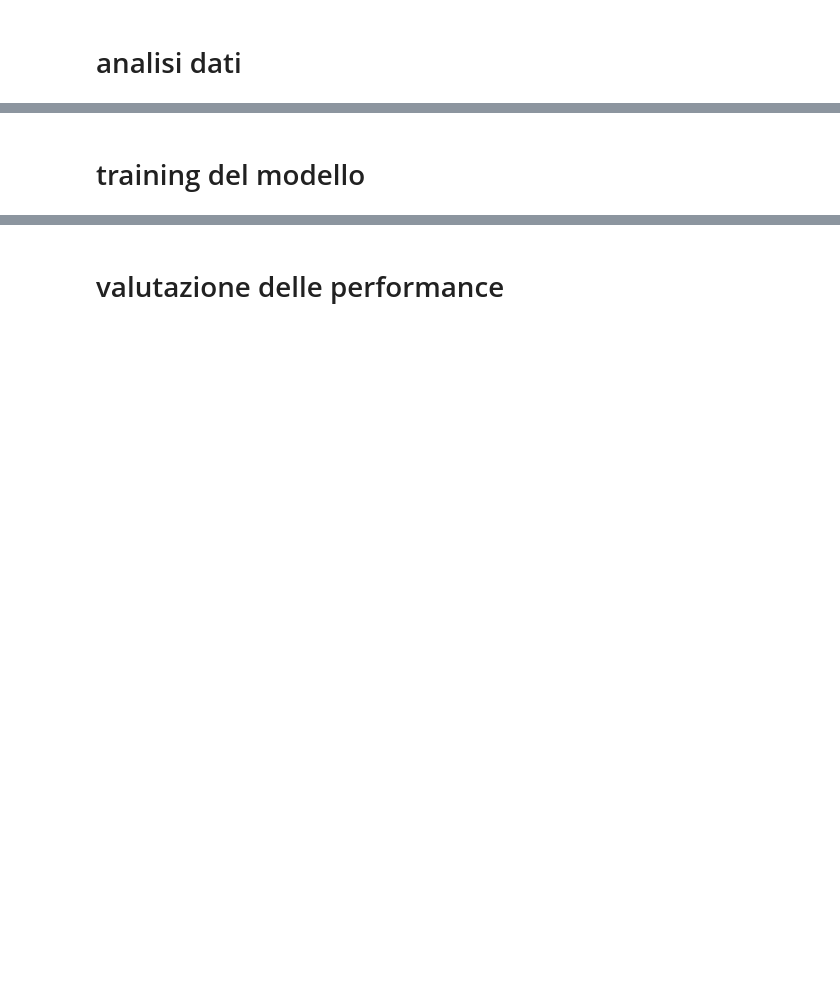
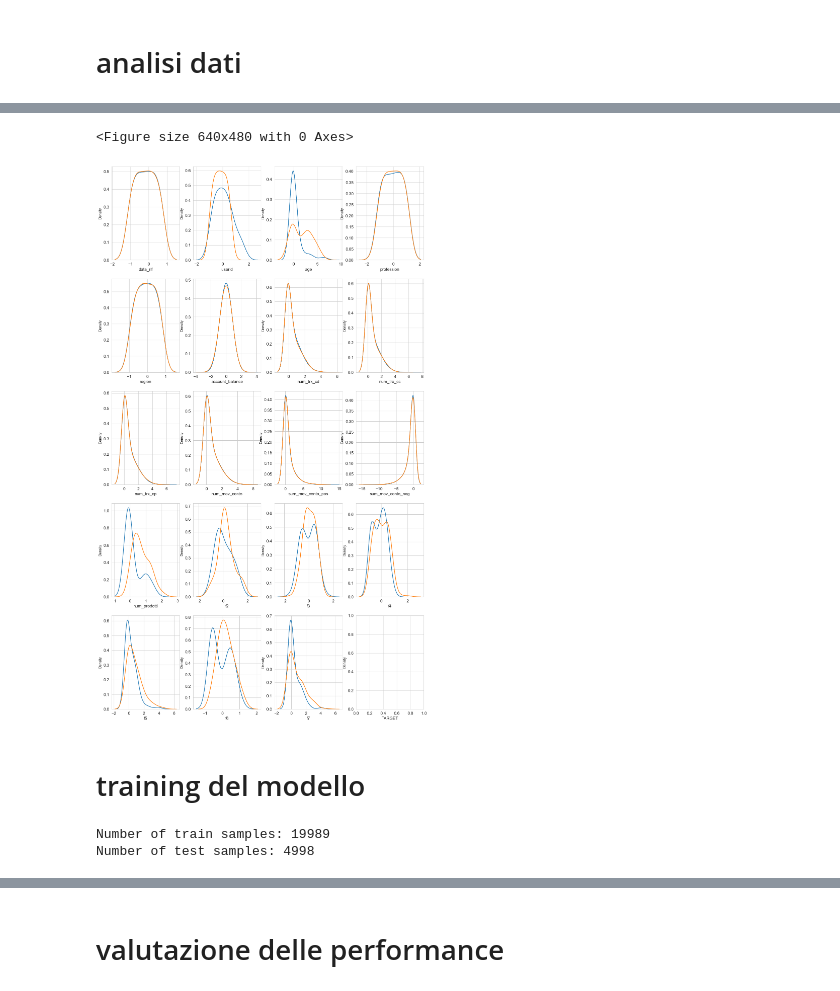
Before and after one commit to Leo-Rola/ml_engineer_exercises, a Jupyter notebook: notebooks/1-esercizio-ml.ipynb, the cells around one changed output, grey strips where cells are left out. Drawn from its saved outputs; the diff is of its cells as text; code cells hidden in the pictures; blank space fills up the shorter version.

```diff
--- a/notebooks/1-esercizio-ml.ipynb
+++ b/notebooks/1-esercizio-ml.ipynb
@@ -65,3 +113,10 @@ df.head()
 | 2 | 2022-07-31 | 1001726 | 23 | Lavoratore autonomo | PUGLIA | -37466.828926 | 148.0 | 0.0 | 0.0 | ... |
 | 3 | 2022-07-31 | 1002418 | 43 | Studente | VALLE AOSTA | 13864.880197 | 215.0 | 0.0 | 0.0 | ... |
 | 4 | 2022-07-31 | 1002646 | 26 | Studente | LOMBARDIA | -32625.910843 | 38.0 | 56.0 | 6.0 | ... |
+# %%
+def convert_data_to_int(data):
+    data_vect=list(map(int,data.split("-")))
+    return 10000*data_vect[0] + 100*data_vect[1] + data_vect[2]
+
+df["data_rif"] = list(map(convert_data_to_int, df["data_rif"]))
+df.head()
@@ -69,0 +241,23 @@ df.head()
+# %%
+#FEATURES DENSITY
+var = data_df.columns.values
+i = 0
+t0 = data_df.loc[data_df['TARGET'] == 0]
+t1 = data_df.loc[data_df['TARGET'] == 1]
+
+sns.set_style('whitegrid')
+plt.figure()
+fig, ax = plt.subplots(5,4,figsize=(16,28))
+
+for feature in var:
+    i += 1
+    plt.subplot(5,4,i)
+    sns.kdeplot(t0[feature], bw_method=0.5,label="TARGET = 0")
+    sns.kdeplot(t1[feature], bw_method=0.5,label="TARGET = 1")
+    plt.xlabel(feature, fontsize=12)
+    locs, labels = plt.xticks()
+    plt.tick_params(axis='both', which='major', labelsize=12)
+plt.show()
+# %% [output]
+<Figure size 640x480 with 0 Axes>
+[figure, added]
@@ -70,2 +271,13 @@ df.head()
 # %% [markdown]
 # training del modello
+# %%
+train_df, test_df=train_test_split(data_df,test_size=TEST_SIZE,random_state=RANDOM_STATE)
+print(f'Number of train samples: {train_df.shape[0]}')
+print(f'Number of test samples: {test_df.shape[0]}')
+X_train=train_df.drop('TARGET', axis=1)
+X_test=test_df.drop('TARGET', axis=1)
+Y_train=train_df['TARGET']
+Y_test=test_df['TARGET']
+# %% [output]
+Number of train samples: 19989
+Number of test samples: 4998
```
Also changed, not shown: parts of 13 cells of this notebook, 7 other files.
